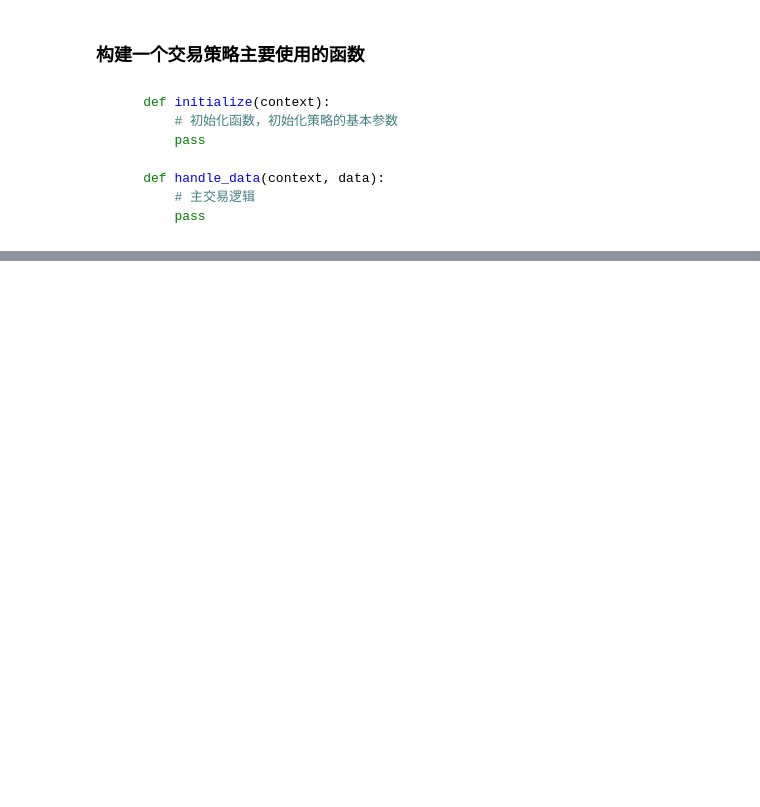
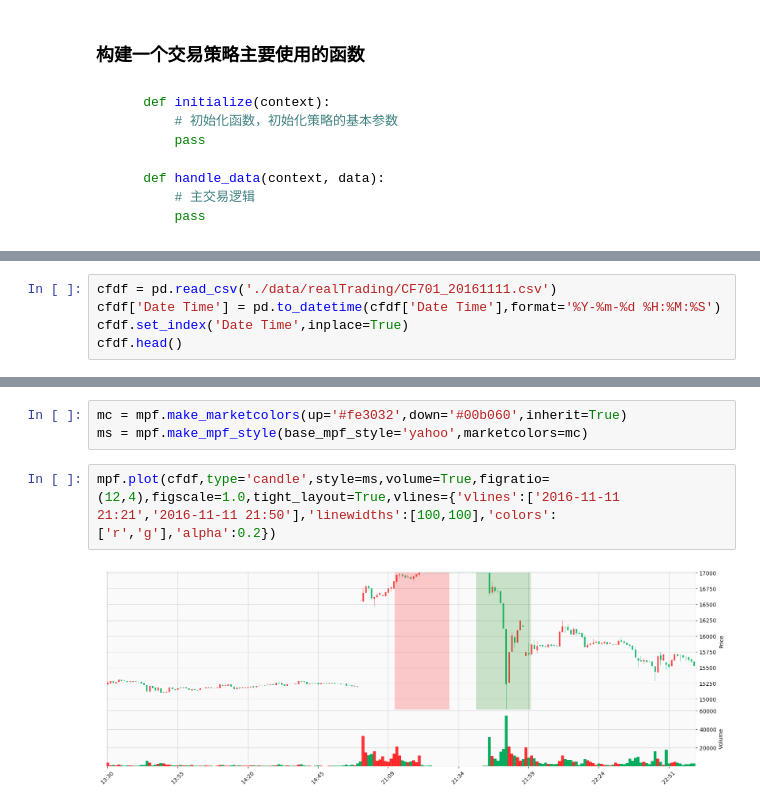
Before and after one commit to christinemu/quant-trading, a Jupyter notebook: realTrading.ipynb, the cells around one changed output, grey strips where cells are left out. Saved outputs shown, nothing was run; the diff lists cells and outputs as text; blank space fills up the shorter version.

Commit message:
realTrading201026

```diff
--- a/realTrading.ipynb
+++ b/realTrading.ipynb
@@ -374,0 +397,5 @@ df1
+# %%
+cfdf = pd.read_csv('./data/realTrading/CF701_20161111.csv')
+cfdf['Date Time'] = pd.to_datetime(cfdf['Date Time'],format='%Y-%m-%d %H:%M:%S')
+cfdf.set_index('Date Time',inplace=True)
+cfdf.head()
@@ -374,0 +410,7 @@ df1
+# %%
+mc = mpf.make_marketcolors(up='#fe3032',down='#00b060',inherit=True)
+ms = mpf.make_mpf_style(base_mpf_style='yahoo',marketcolors=mc)
+# %%
+mpf.plot(cfdf,type='candle',style=ms,volume=True,figratio=(12,4),figscale=1.0,tight_layout=True,vlines={'vlines':['2016-11-11 21:21','2016-11-11 21:50'],'linewidths':[100,100],'colors':['r','g'],'alpha':0.2})
+# %% [output]
+[figure, added]
```
Also changed, not shown: parts of 57 cells of this notebook, 3 other files.
